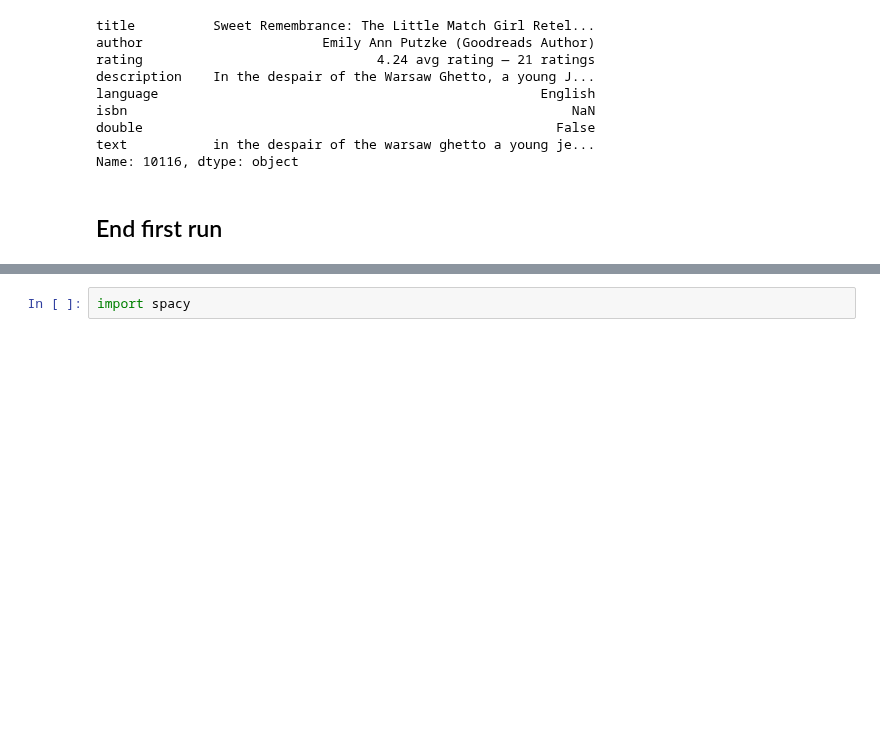
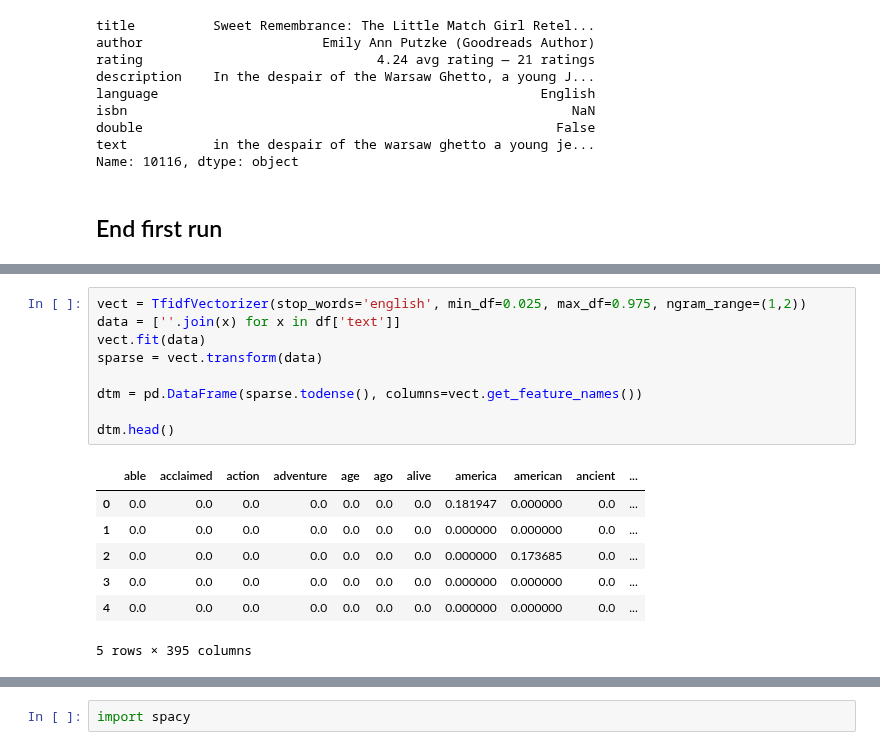
Before and after one commit to noreallyimfine/Bookfinder, a Jupyter notebook: book-data-dive-1.ipynb, the cells around one changed output, grey strips where cells are left out. Saved outputs shown, nothing was run; the diff lists cells and outputs as text; blank space fills up the shorter version.

Commit message:
second tfidf with huperparams did worsse, but revealed some hidden non-englis books in the dataset

```diff
--- a/book-data-dive-1.ipynb
+++ b/book-data-dive-1.ipynb
@@ -210,0 +215,17 @@ Name: 10116, dtype: object
+# %%
+vect = TfidfVectorizer(stop_words='english', min_df=0.025, max_df=0.975, ngram_range=(1,2))
+data = [''.join(x) for x in df['text']]
+vect.fit(data)
+sparse = vect.transform(data)
+
+dtm = pd.DataFrame(sparse.todense(), columns=vect.get_feature_names())
+
+dtm.head()
+# %% [output]
+|  | able | acclaimed | action | adventure | age | ago | alive | america | american | ancient | ... |
+| 0 | 0.0 | 0.0 | 0.0 | 0.0 | 0.0 | 0.0 | 0.0 | 0.181947 | 0.000000 | 0.0 | ... |
+| 1 | 0.0 | 0.0 | 0.0 | 0.0 | 0.0 | 0.0 | 0.0 | 0.000000 | 0.000000 | 0.0 | ... |
+| 2 | 0.0 | 0.0 | 0.0 | 0.0 | 0.0 | 0.0 | 0.0 | 0.000000 | 0.173685 | 0.0 | ... |
+| 3 | 0.0 | 0.0 | 0.0 | 0.0 | 0.0 | 0.0 | 0.0 | 0.000000 | 0.000000 | 0.0 | ... |
+| 4 | 0.0 | 0.0 | 0.0 | 0.0 | 0.0 | 0.0 | 0.0 | 0.000000 | 0.000000 | 0.0 | ... |
+5 rows × 395 columns
```
Also changed, not shown: parts of 5 cells of this notebook.
